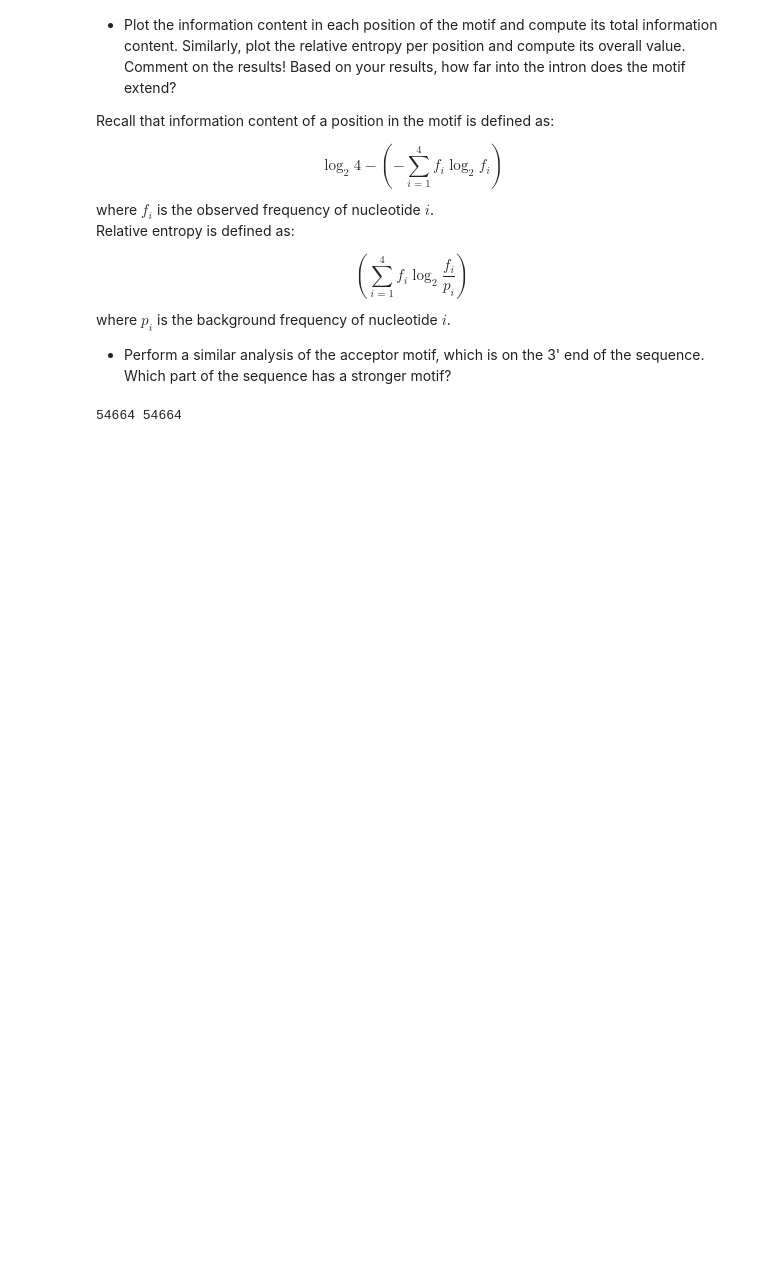
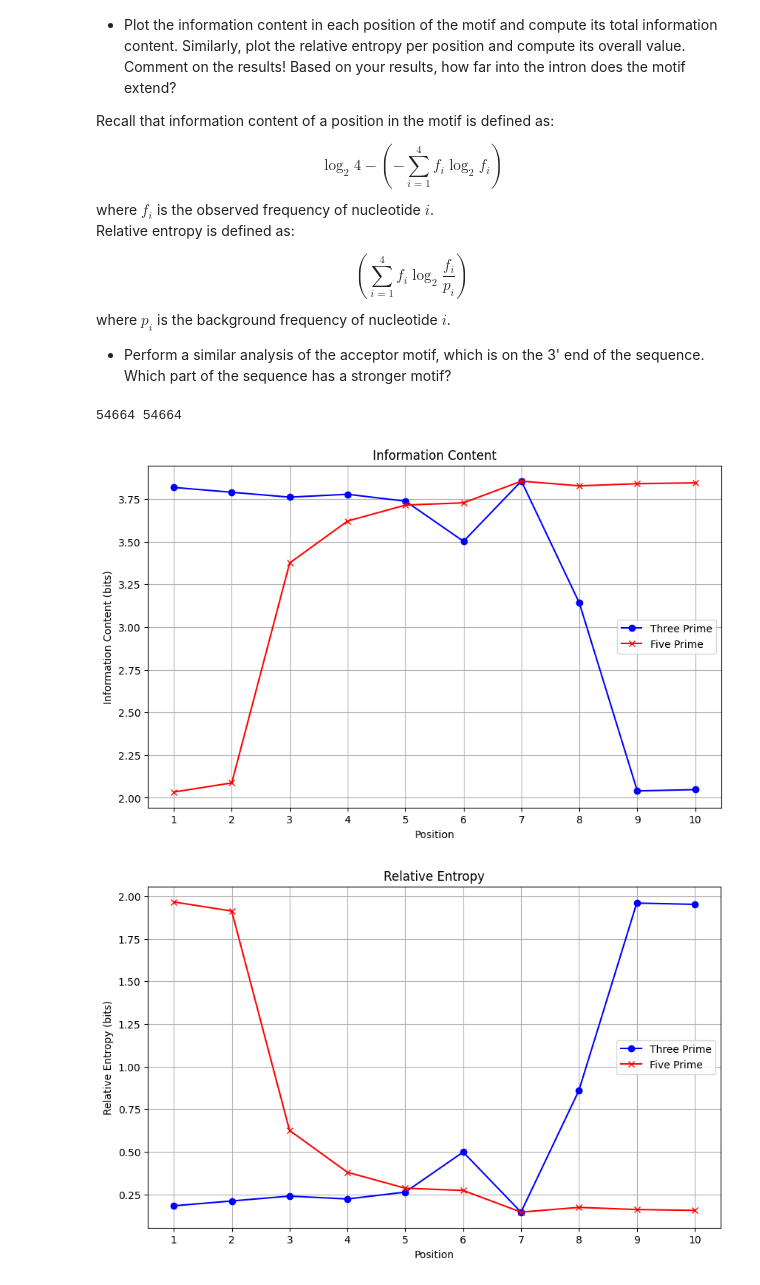
Before and after one commit to Formanj-0/CS525-Bioinformatics, a Jupyter notebook: 02_motif_prep.ipynb, the cells around one changed output. Saved outputs shown, nothing was run; the diff lists cells and outputs as text; code cells hidden in the pictures; blank space fills up the shorter version.

```diff
--- a/02_motif_prep.ipynb
+++ b/02_motif_prep.ipynb
@@ -257,7 +257,6 @@ where $p_i$ is the background frequency of nucleotide $i$.
 # calculate entropy
     # same as information
 # %%
-n = 10
-threePrime = [s[-n:] for s in sequences]
+threePrime = [s[-motif_length:] for s in sequences]
 fivePrime = donor_sequences
 # %%
@@ -299,3 +296,42 @@ def calculate_information_matrix(profile):
 
 threeInformation = calculate_information_matrix(threeProfile)
 fiveInformation = calculate_information_matrix(fiveProfile)
+# %%
+def calculate_entropy_matrix(profile):
+    p = 0.25 # assumption: all base pairs appear at the same frequency
+    RE = np.zeros(motif_length)
+    for i in range(motif_length):
+        RE[i] = np.sum(profile[:, i] * np.log2(profile[:, i]/p))
+    return RE
+
+
+threeRE = calculate_entropy_matrix(threeProfile)
+fiveRE = calculate_entropy_matrix(fiveProfile)
+# %%
+import matplotlib.pyplot as plt
+
+plt.figure(figsize=(10, 6))
+plt.plot(range(1, 11), threeInformation, marker='o', color='b', label='Three Prime')
+plt.plot(range(1, 11), fiveInformation, marker='x', color='r', label='Five Prime')
+plt.xlabel('Position')
+plt.ylabel('Information Content (bits)')
+plt.title('Information Content')
+plt.xticks(range(1, 11))
+plt.grid(True)
+plt.legend()
+plt.show()
+
+
+plt.figure(figsize=(10, 6))
+plt.plot(range(1, 11), threeRE, marker='o', color='b', label='Three Prime')
+plt.plot(range(1, 11), fiveRE, marker='x', color='r', label='Five Prime')
+plt.xlabel('Position')
+plt.ylabel('Relative Entropy (bits)')
+plt.title('Relative Entropy')
+plt.xticks(range(1, 11))
+plt.grid(True)
+plt.legend()
+plt.show()
+# %% [output]
+[figure, added]
+[figure, added]
```
Also changed, not shown: parts of 8 cells of this notebook.
